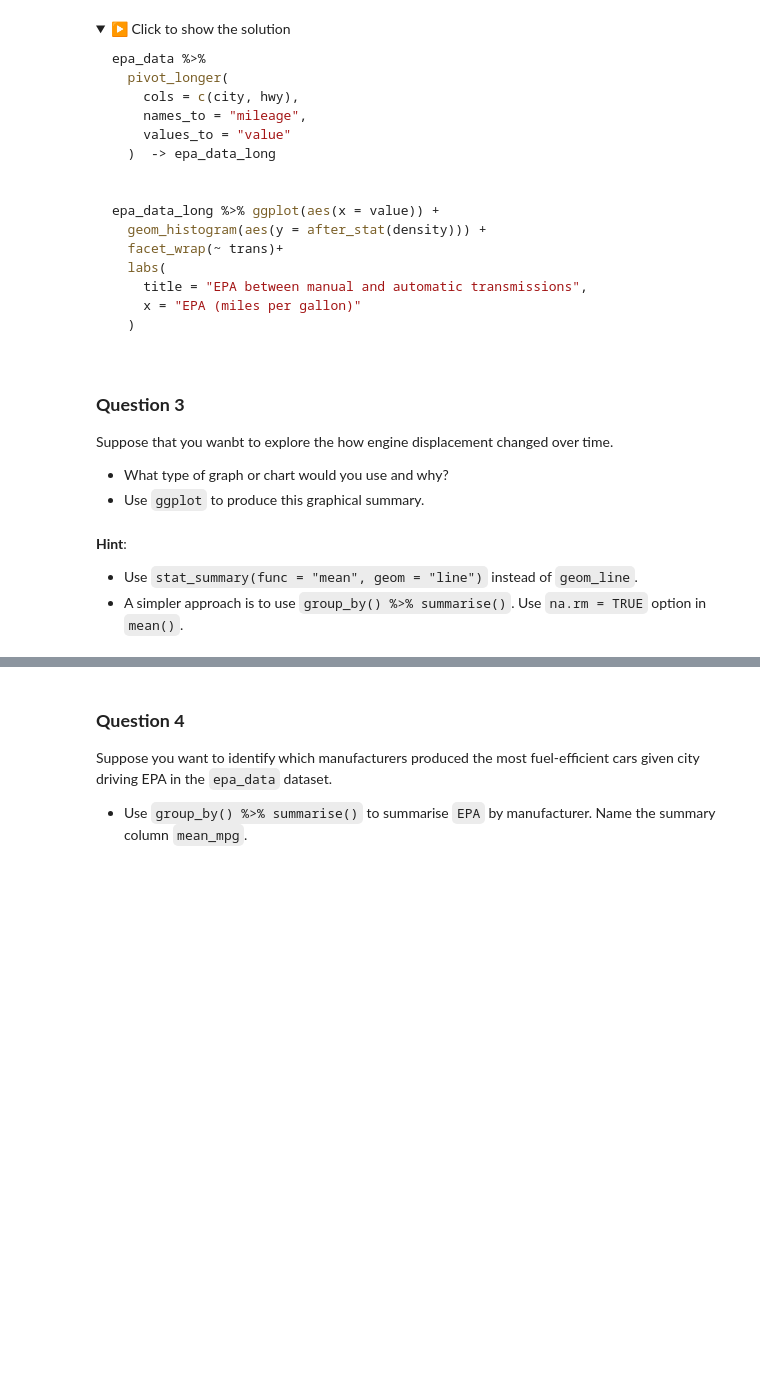
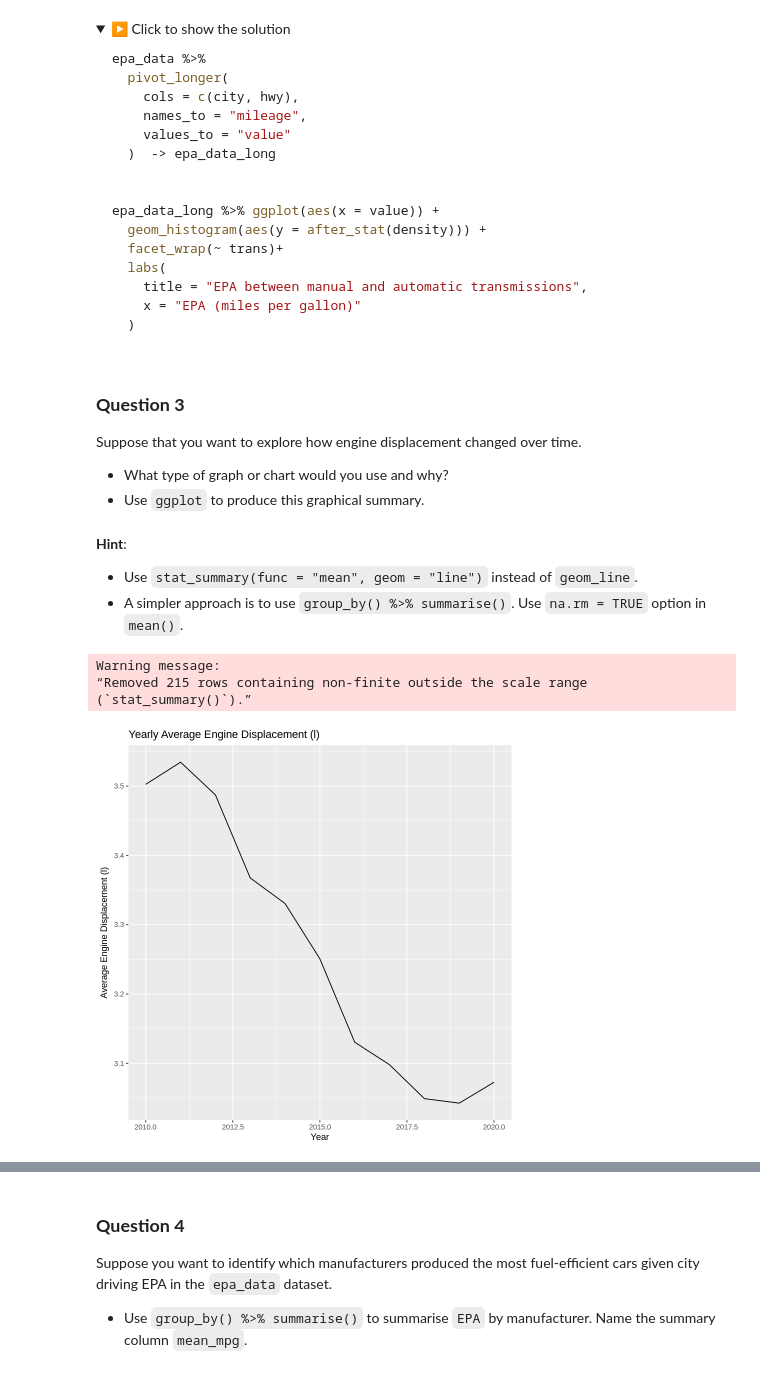
Before and after one commit to edelweiss611428/MXB107-Notebooks, a Jupyter notebook: notebooks/Week_1.ipynb, the cells around one changed output, grey strips where cells are left out. Cells and saved outputs as stored; diff of their text form; code cells hidden in the pictures; folded sections open; blank space fills up the shorter version.

```diff
--- a/notebooks/Week_1.ipynb
+++ b/notebooks/Week_1.ipynb
@@ -498,7 +573,7 @@ epa_data_long %>% ggplot(aes(x = value)) +
 # %% [markdown]
 ### **Question 3**
 
-Suppose that you wanbt to explore the how engine displacement changed over time.
+Suppose that you want to explore how engine displacement changed over time.
 
 - What type of graph or chart would you use and why?
 - Use `ggplot` to produce this graphical summary.
@@ -506,6 +581,20 @@ Suppose that you wanbt to explore the how engine displacement changed over time.
 **Hint**:
 - Use `stat_summary(func = "mean", geom = "line")` instead of `geom_line`.
 - A simpler approach is to use `group_by() %>% summarise()`. Use `na.rm = TRUE` option in `mean()`.
+# %%
+epa_data %>%
+  ggplot(aes(x = year, y = disp))+
+    stat_summary(fun = "mean", geom="line")+
+    labs(
+    title = "Yearly Average Engine Displacement (l)",
+      y = "Average Engine Displacement (l)",
+      x = "Year"
+    )
+# %% [output]
+Warning message:
+“Removed 215 rows containing non-finite outside the scale range
+(`stat_summary()`).”
+[figure, added]
 # %% [markdown]
 <details>
 <summary>▶️ Click to show the solution 1 </summary>
```
Also changed, not shown: parts of 14 cells of this notebook.
